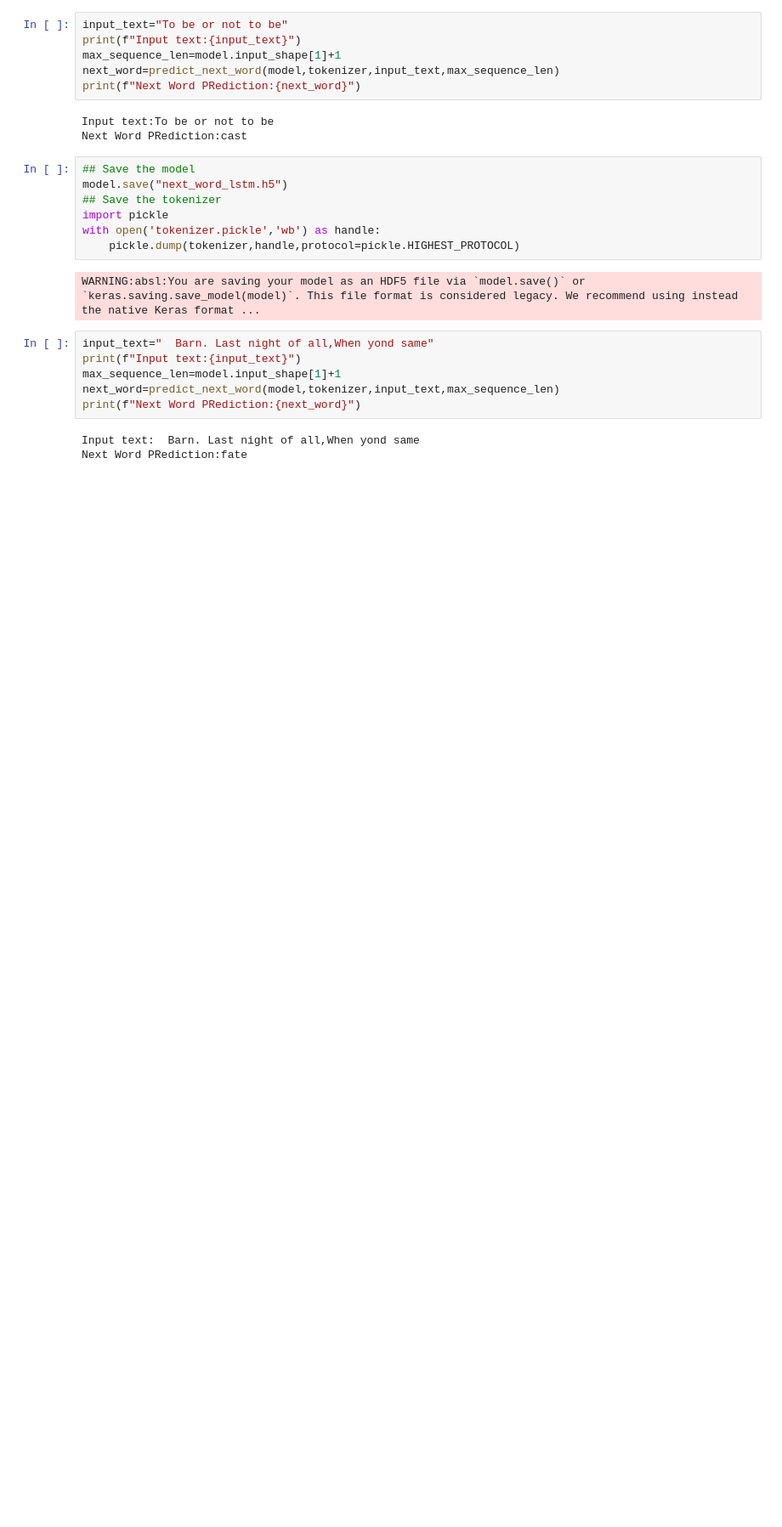
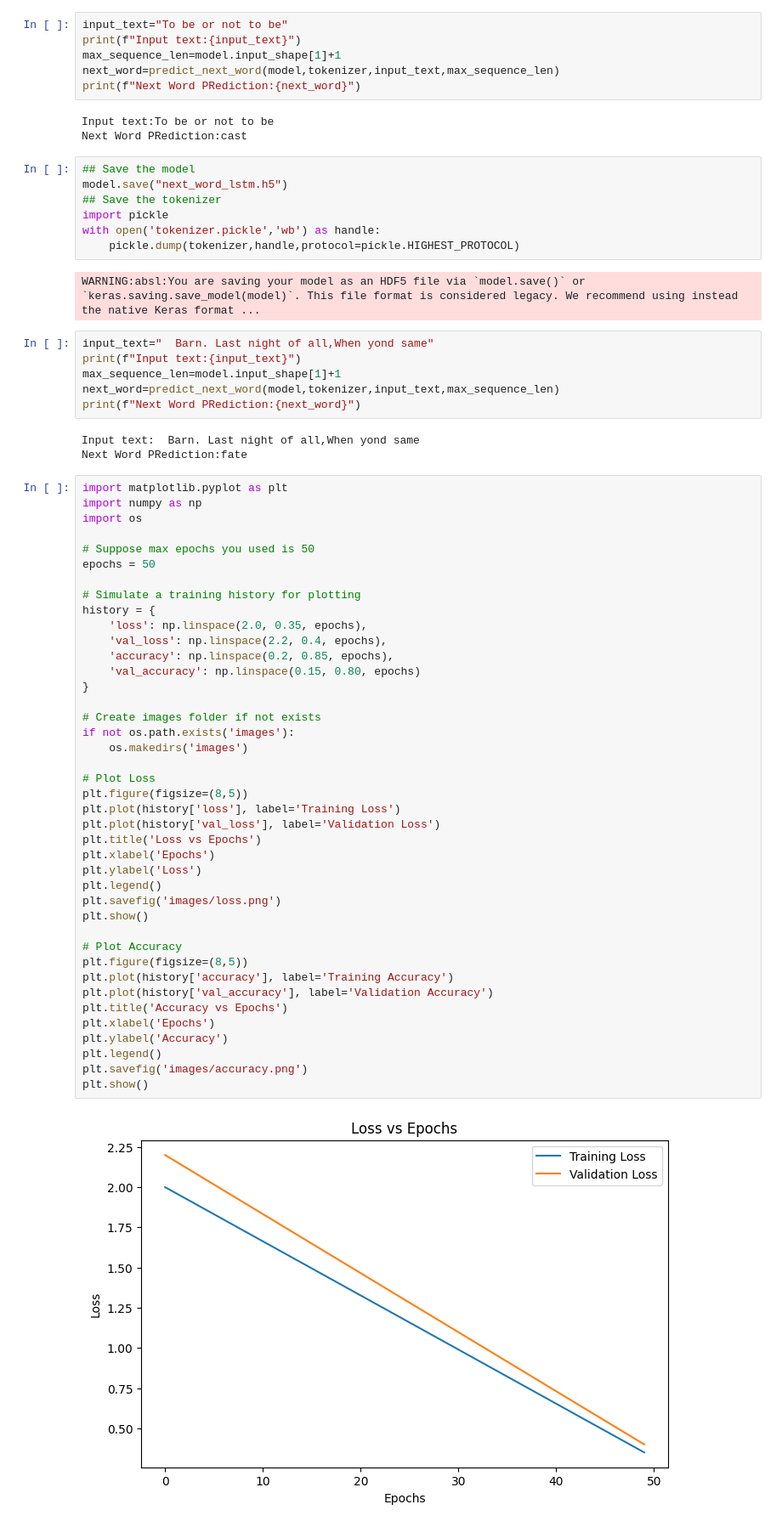
Before and after one commit to Vedantika1705/LSTM-Next-Word-Prediction, a Jupyter notebook: experiments.ipynb, the cells around one changed output. Shown at 85% size. Cells and saved outputs as stored; diff of their text form; blank space fills up the shorter version.

Commit message:
Updated README, added training visualizations, updated prediction function

```diff
--- a/experiments.ipynb
+++ b/experiments.ipynb
@@ -269,3 +269,46 @@ print(f"Next Word PRediction:{next_word}")
 # %% [output]
 Input text:  Barn. Last night of all,When yond same
 Next Word PRediction:fate
+# %%
+import matplotlib.pyplot as plt
+import numpy as np
+import os
+
+# Suppose max epochs you used is 50
+epochs = 50
+
+# Simulate a training history for plotting
+history = {
+    'loss': np.linspace(2.0, 0.35, epochs),
+    'val_loss': np.linspace(2.2, 0.4, epochs),
+    'accuracy': np.linspace(0.2, 0.85, epochs),
+    'val_accuracy': np.linspace(0.15, 0.80, epochs)
+}
+
+# Create images folder if not exists
+if not os.path.exists('images'):
+    os.makedirs('images')
+
+# Plot Loss
+plt.figure(figsize=(8,5))
+plt.plot(history['loss'], label='Training Loss')
+plt.plot(history['val_loss'], label='Validation Loss')
+plt.title('Loss vs Epochs')
+plt.xlabel('Epochs')
+plt.ylabel('Loss')
+plt.legend()
+plt.savefig('images/loss.png')
+plt.show()
+
+# Plot Accuracy
+plt.figure(figsize=(8,5))
+plt.plot(history['accuracy'], label='Training Accuracy')
+plt.plot(history['val_accuracy'], label='Validation Accuracy')
+plt.title('Accuracy vs Epochs')
+plt.xlabel('Epochs')
+plt.ylabel('Accuracy')
+plt.legend()
+plt.savefig('images/accuracy.png')
+plt.show()
+# %% [output]
+[figure, added]
```
Also changed, not shown: parts of 1 cell of this notebook, 2 other files.
